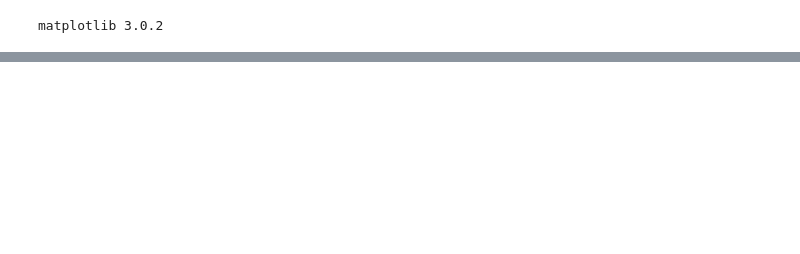
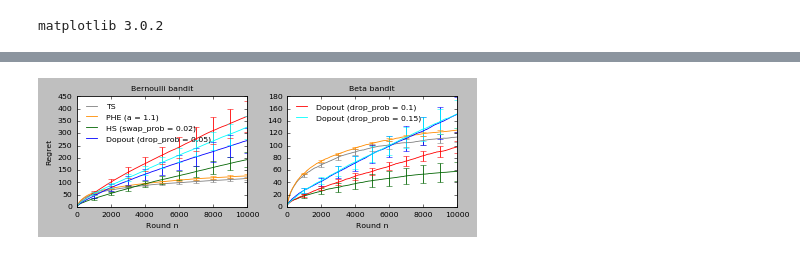
Before and after one commit to MyTHWN/Bandit-Randomization-Algorithms, a Jupyter notebook: PHE.ipynb, the cells around one changed output, grey strips where cells are left out. Saved outputs shown, nothing was run; the diff lists cells and outputs as text; code cells hidden in the pictures; blank space fills up the shorter version.

Commit message:
Dropout for exploration in multi-armed and linear bandits

```diff
--- a/PHE.ipynb
+++ b/PHE.ipynb
@@ -159,0 +145,69 @@ Regret: 62.77 +/- 14.66 (median: 22.48, max: 490.18, min: 8.49)
+# %%
+import datetime
+
+algs = [
+  #("UCB1", {}, "cyan", "-", "UCB1"),
+  #("KLUCB", {}, "blue", "-", "KL-UCB"),
+  ("TS", {}, "gray", "-", "TS"),
+  #("Giro", {}, "greenyellow", "-", "Giro"),
+  #("FPL", {}, "green", "-", "FPL"),
+  #("PHE", {"a": 2.1}, "red", "-", "PHE (a = 2.1)"),
+  ("PHE", {"a": 1.1}, "darkorange", "-", "PHE (a = 1.1)"),
+  #("PHE", {"a": 0.5}, "gold", "-", "PHE (a = 0.5)"),
+  #("HistorySwapping", {"swap_prob": 0.1}, "black", "-", "HS (swap_prob = 0.1)"),
+  ("HistorySwapping", {"swap_prob": 0.02}, "darkgreen", "-", "HS (swap_prob = 0.02)"),
+  ("DropoutExploration", {"drop_prob": 0.05}, "blue", "-", "Dopout (drop_prob = 0.05)"),
+  ("DropoutExploration", {"drop_prob": 0.1}, "red", "-", "Dopout (drop_prob = 0.1)"),
+  ("DropoutExploration", {"drop_prob": 0.15}, "cyan", "-", "Dopout (drop_prob = 0.15)"),
+]
+num_runs = 50
+n = 10000
+K = 10
+
+step = np.arange(1, n + 1)
+sube = (step.size // 10) * np.arange(1, 11) - 1
+
+plt.figure(figsize=(5.5, 2))
+for fig in range(2):
+  env = []
+  for run in range(num_runs):
+    mu = 0.5 * np.random.rand(K) + 0.25
+    if fig == 0:
+      env.append(BerBandit(mu))
+    else:
+      env.append(BetaBandit(mu))
+
+  plt.subplot(1, 2, fig + 1)
+  #plt.subplot(1, 1, 1)
+  alg_num = 0
+  for alg in algs:
+    alg_class = globals()[alg[0]]
+    regret, _ = evaluate(alg_class, alg[1], env, n)
+
+    cum_regret = regret.cumsum(axis=0)
+    plt.plot(step, cum_regret.mean(axis=1),
+      alg[2], dashes=linestyle2dashes(alg[3]),
+      label=alg[4] if alg_num // 4 == fig else None)
+    plt.errorbar(step[sube], cum_regret[sube, :].mean(axis=1),
+      cum_regret[sube, :].std(axis=1) / np.sqrt(cum_regret.shape[1]),
+      fmt="none", ecolor=alg[2])
+
+    alg_num += 1
+
+  if fig == 0:
+    plt.title("Bernoulli bandit")
+  else:
+    plt.title("Beta bandit")
+  plt.xlabel("Round n")
+  if not fig:
+    plt.ylabel("Regret")
+  #plt.ylim(0, 400)
+  if fig <= 1:
+    plt.legend(loc="upper left", frameon=False)
+
+plt.tight_layout()
+now = datetime.datetime.now()
+with open("results/Dropout_{}_{}.jpeg".format(now.hour, now.minute), "wb") as f:
+  plt.savefig(f, format="jpeg", dpi=1200, bbox_inches=0)
+plt.show()
+# %% [output]
@@ -159,0 +231 @@ Regret: 62.77 +/- 14.66 (median: 22.48, max: 490.18, min: 8.49)
+[figure, added]
```
Also changed, not shown: parts of 4 cells of this notebook, 6 other files.
